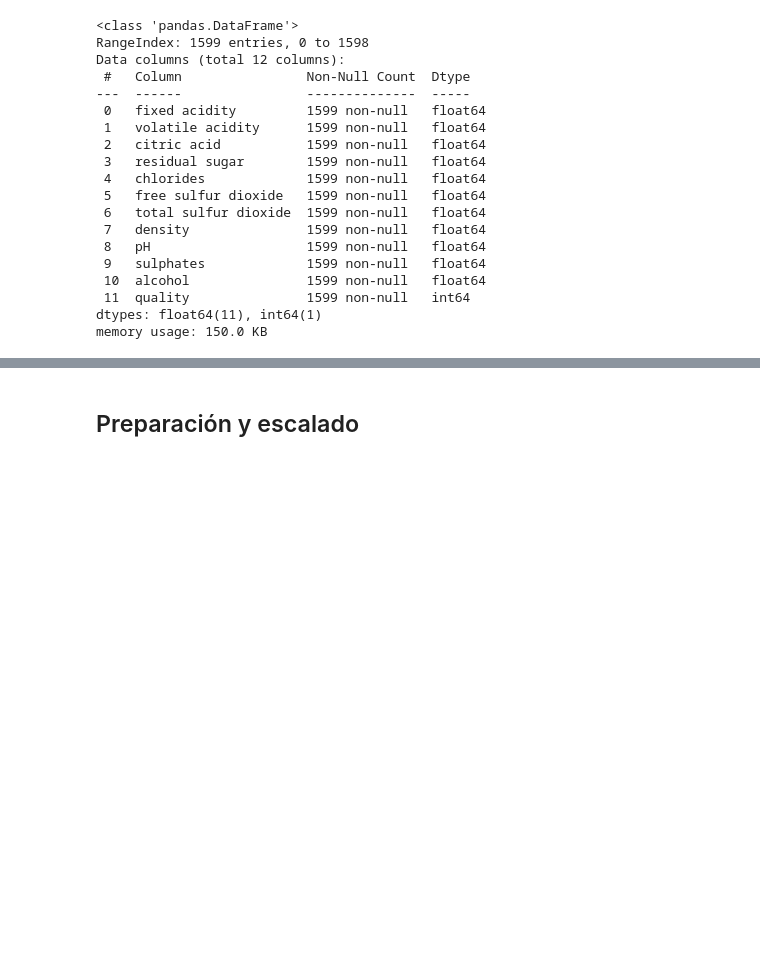
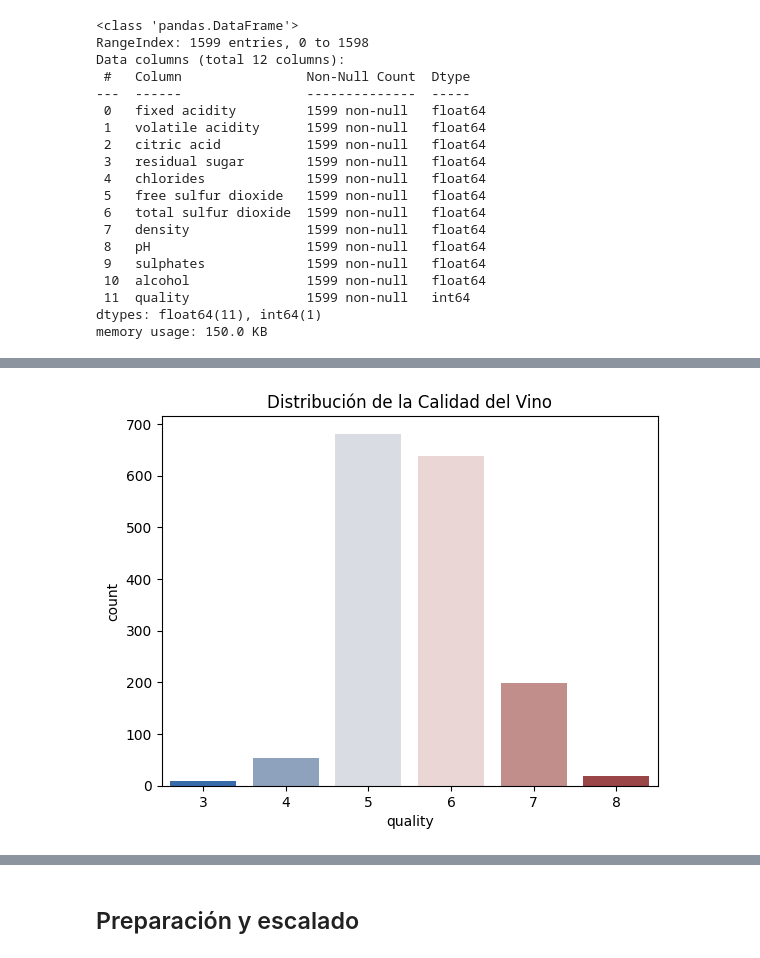
Before and after one commit to 4GeeksAcademy/IgnacioSabinoG-IntroML, a Jupyter notebook: src/08-k-nearest-neighbours-winequality-red.ipynb, the cells around one changed output, grey strips where cells are left out. Saved outputs shown, nothing was run; the diff lists cells and outputs as text; code cells hidden in the pictures; blank space fills up the shorter version.

```diff
--- a/src/08-k-nearest-neighbours-winequality-red.ipynb
+++ b/src/08-k-nearest-neighbours-winequality-red.ipynb
@@ -81,3 +83,9 @@ df.describe()
 | 50% | 7.900000 | 0.520000 | 0.260000 | 2.200000 | 0.079000 | 14.000000 | ... |
 | 75% | 9.200000 | 0.640000 | 0.420000 | 2.600000 | 0.090000 | 21.000000 | ... |
 | max | 15.900000 | 1.580000 | 1.000000 | 15.500000 | 0.611000 | 72.000000 | ... |
+# %%
+sns.countplot(x='quality', data=df, hue='quality', palette='vlag', legend=False)
+plt.title('Distribución de la Calidad del Vino')
+plt.show()
+# %% [output]
+[figure, added]
```
Also changed, not shown: parts of 10 cells of this notebook, 1 other file.
